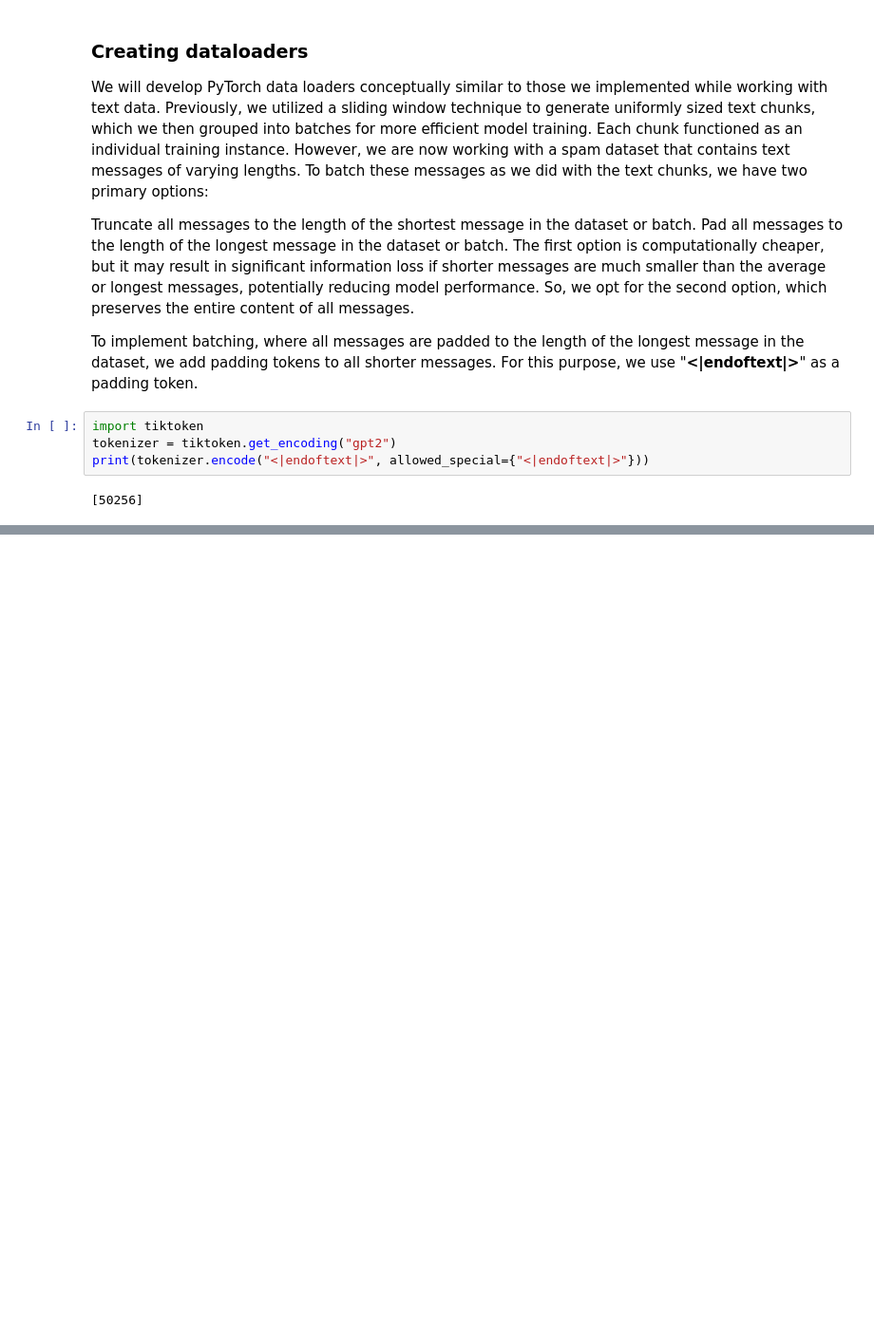
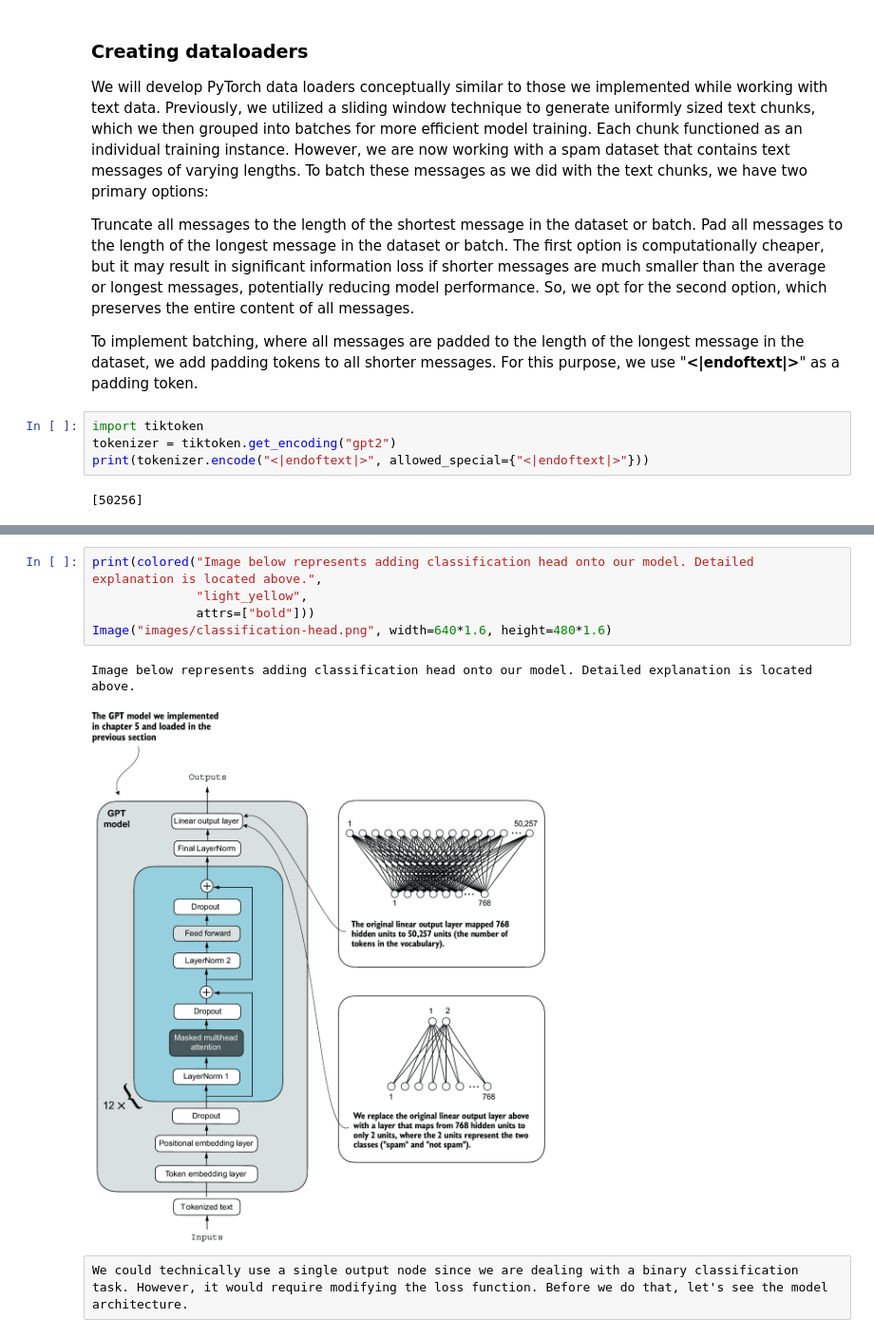
Before and after one commit to hulkiciray/llm_from_scratch, a Jupyter notebook: ch6/ch6_01.ipynb, the cells around one changed output, grey strips where cells are left out. Shown at 95% size. Cells and saved outputs as stored; diff of their text form; blank space fills up the shorter version.

```diff
--- a/ch6/ch6_01.ipynb
+++ b/ch6/ch6_01.ipynb
@@ -135,0 +341,10 @@ class SpamDataset(Dataset):
+# %%
+print(colored("Image below represents adding classification head onto our model. Detailed explanation is located above.",
+              "light_yellow",
+              attrs=["bold"]))
+Image("images/classification-head.png", width=640*1.6, height=480*1.6)
+# %% [output]
+Image below represents adding classification head onto our model. Detailed explanation is located above.
+[figure, added]
+# %% [raw]
+We could technically use a single output node since we are dealing with a binary classification task. However, it would require modifying the loss function. Before we do that, let's see the model architecture.
```
Also changed, not shown: parts of 70 cells of this notebook, 16 other files.
